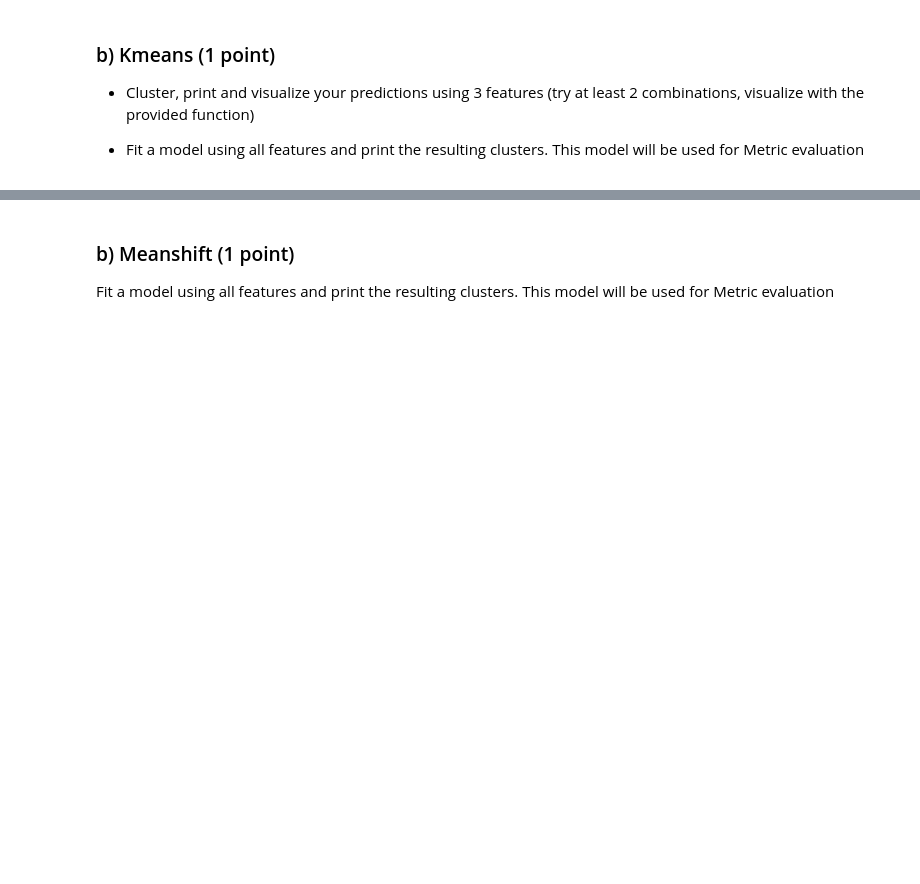
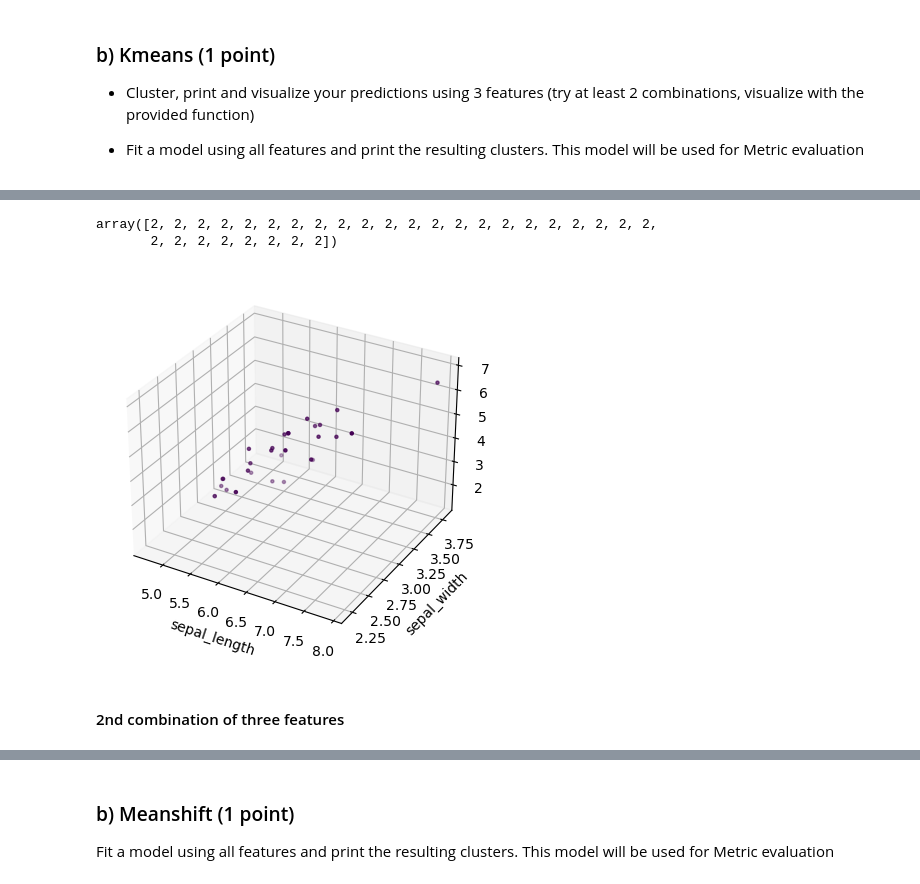
Before and after one commit to rangsimanketkaew/phy371, a Jupyter notebook: Lab5.ipynb, the cells around one changed output, grey strips where cells are left out. Cells and saved outputs as stored; diff of their text form; code cells hidden in the pictures; blank space fills up the shorter version.

```diff
--- a/Lab5.ipynb
+++ b/Lab5.ipynb
@@ -72,0 +155,19 @@ def visualise(data, idx):
+# %%
+# Make prediction on test set
+
+# Make sure that all data in dataframe is numeric
+df_iris_factor = iris_test[['sepal_length', 'sepal_width', 'petal_length']]
+
+pred = kmeans.predict(df_iris_factor)
+pred
+# %% [output]
+array([2, 2, 2, 2, 2, 2, 2, 2, 2, 2, 2, 2, 2, 2, 2, 2, 2, 2, 2, 2, 2, 2,
+       2, 2, 2, 2, 2, 2, 2, 2])
+# %%
+X_iris = df_iris_factor
+y_kmeans_iris = pred
+visualise(X_iris, y_kmeans_iris)
+# %% [output]
+[figure, added]
+# %% [markdown]
+#### 2nd combination of three features
```
Also changed, not shown: parts of 18 cells of this notebook.
